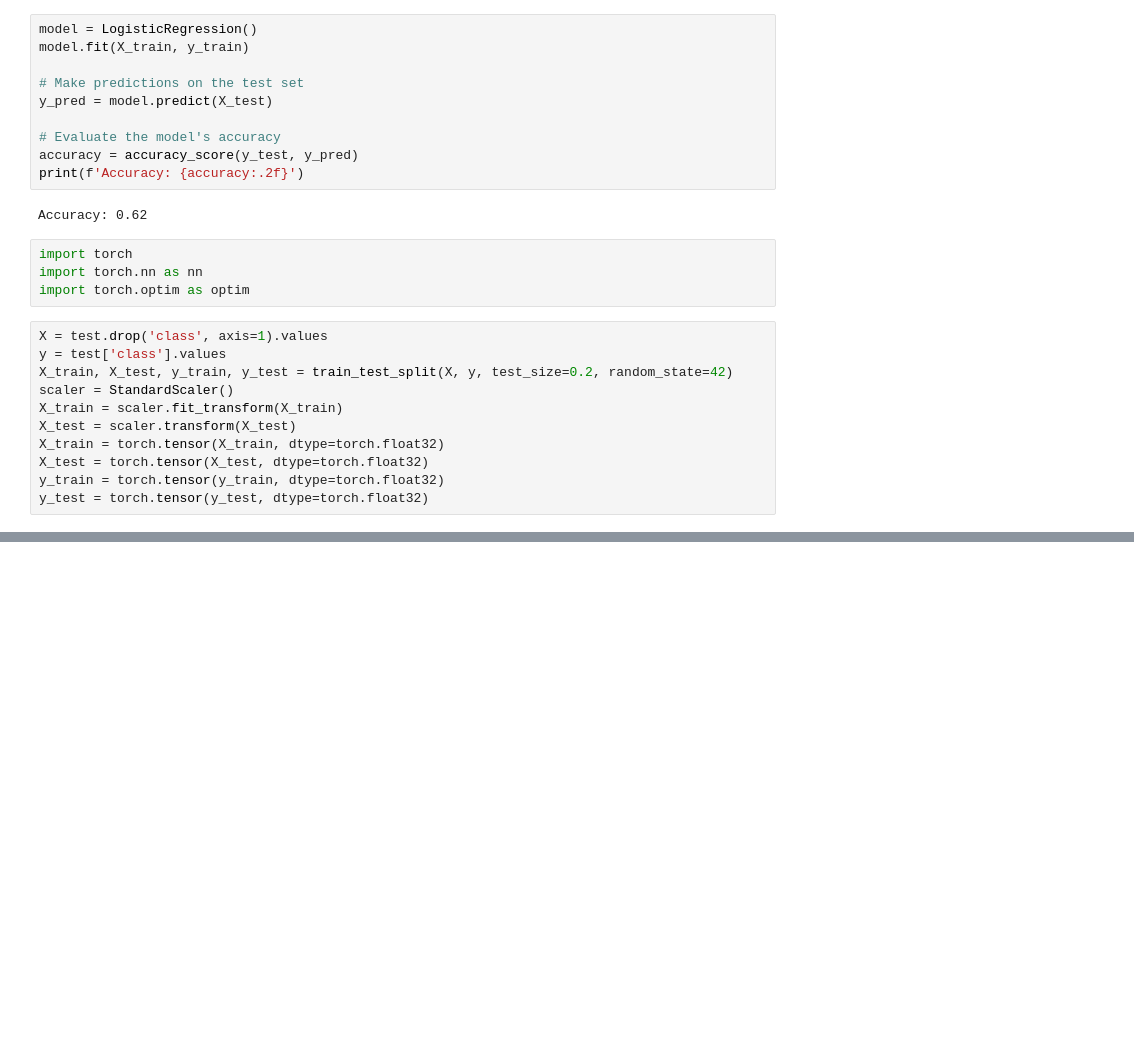
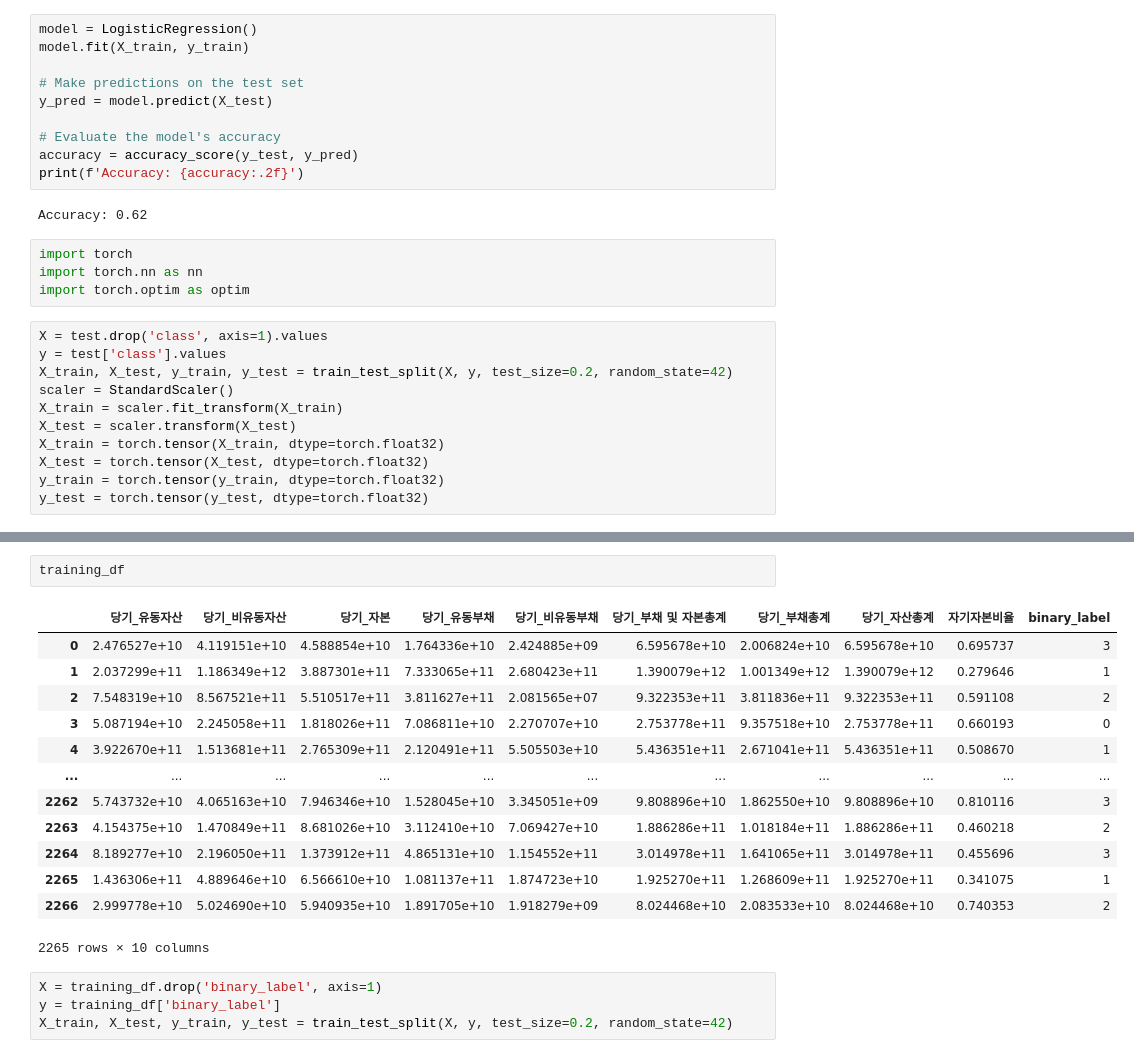
Before and after one commit to dochyun123/dl_project, a Jupyter notebook: label/label_practice.ipynb, the cells around one changed output, grey strips where cells are left out. Cells and saved outputs as stored; diff of their text form; blank space fills up the shorter version.

```diff
--- a/label/label_practice.ipynb
+++ b/label/label_practice.ipynb
@@ -160,0 +163,20 @@ class DNNModel(nn.Module):
+# %%
+training_df
+# %% [output]
+|  | 당기_유동자산 | 당기_비유동자산 | 당기_자본 | 당기_유동부채 | 당기_비유동부채 | 당기_부채 및 자본총계 | 당기_부채총계 | 당기_자산총계 | 자기자본비율 | binary_label |
+| 0 | 2.476527e+10 | 4.119151e+10 | 4.588854e+10 | 1.764336e+10 | 2.424885e+09 | 6.595678e+10 | 2.006824e+10 | 6.595678e+10 | 0.695737 | 3 |
+| 1 | 2.037299e+11 | 1.186349e+12 | 3.887301e+11 | 7.333065e+11 | 2.680423e+11 | 1.390079e+12 | 1.001349e+12 | 1.390079e+12 | 0.279646 | 1 |
+| 2 | 7.548319e+10 | 8.567521e+11 | 5.510517e+11 | 3.811627e+11 | 2.081565e+07 | 9.322353e+11 | 3.811836e+11 | 9.322353e+11 | 0.591108 | 2 |
+| 3 | 5.087194e+10 | 2.245058e+11 | 1.818026e+11 | 7.086811e+10 | 2.270707e+10 | 2.753778e+11 | 9.357518e+10 | 2.753778e+11 | 0.660193 | 0 |
+| 4 | 3.922670e+11 | 1.513681e+11 | 2.765309e+11 | 2.120491e+11 | 5.505503e+10 | 5.436351e+11 | 2.671041e+11 | 5.436351e+11 | 0.508670 | 1 |
+| ... | ... | ... | ... | ... | ... | ... | ... | ... | ... | ... |
+| 2262 | 5.743732e+10 | 4.065163e+10 | 7.946346e+10 | 1.528045e+10 | 3.345051e+09 | 9.808896e+10 | 1.862550e+10 | 9.808896e+10 | 0.810116 | 3 |
+| 2263 | 4.154375e+10 | 1.470849e+11 | 8.681026e+10 | 3.112410e+10 | 7.069427e+10 | 1.886286e+11 | 1.018184e+11 | 1.886286e+11 | 0.460218 | 2 |
+| 2264 | 8.189277e+10 | 2.196050e+11 | 1.373912e+11 | 4.865131e+10 | 1.154552e+11 | 3.014978e+11 | 1.641065e+11 | 3.014978e+11 | 0.455696 | 3 |
+| 2265 | 1.436306e+11 | 4.889646e+10 | 6.566610e+10 | 1.081137e+11 | 1.874723e+10 | 1.925270e+11 | 1.268609e+11 | 1.925270e+11 | 0.341075 | 1 |
+| 2266 | 2.999778e+10 | 5.024690e+10 | 5.940935e+10 | 1.891705e+10 | 1.918279e+09 | 8.024468e+10 | 2.083533e+10 | 8.024468e+10 | 0.740353 | 2 |
+2265 rows × 10 columns
+# %%
+X = training_df.drop('binary_label', axis=1)
+y = training_df['binary_label']
+X_train, X_test, y_train, y_test = train_test_split(X, y, test_size=0.2, random_state=42)
```
Also changed, not shown: parts of 31 cells of this notebook.
